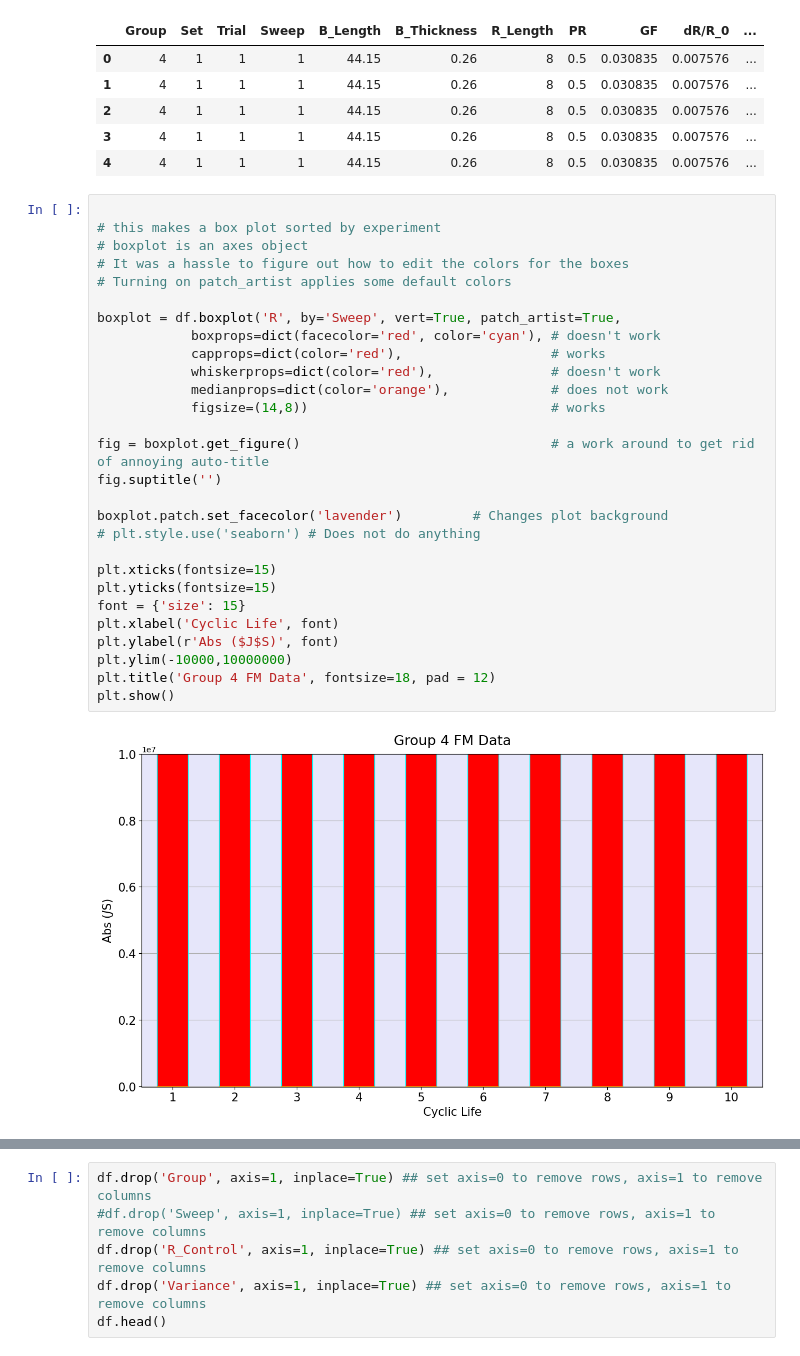
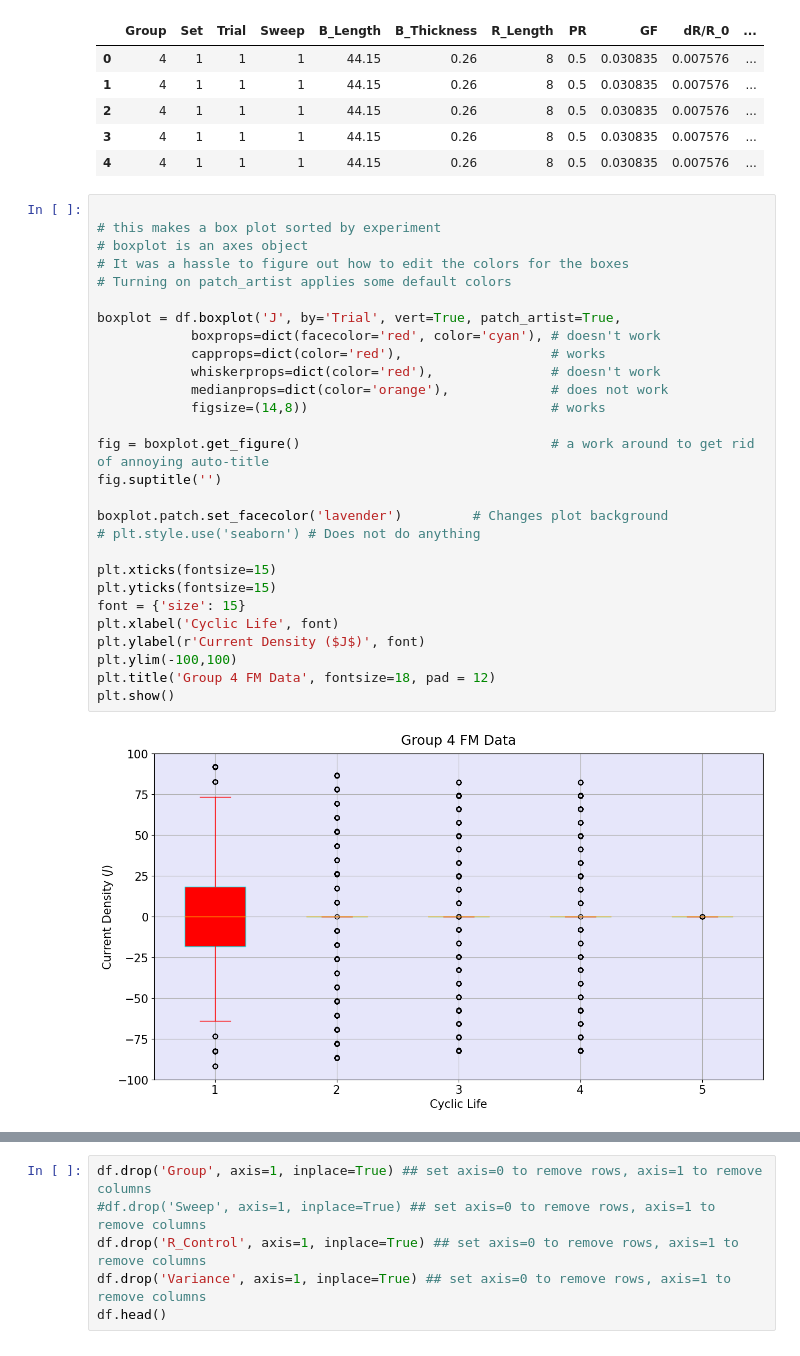
Before and after one commit to yahriels/MEMS-23, a Jupyter notebook: Machine Learning/Data Group 4/CYCLIC LIFE.ipynb, the cells around one changed output, grey strips where cells are left out. Saved outputs shown, nothing was run; the diff lists cells and outputs as text.

```diff
--- a/Machine Learning/Data Group 4/CYCLIC LIFE.ipynb
+++ b/Machine Learning/Data Group 4/CYCLIC LIFE.ipynb
@@ -55,30 +55,30 @@ df.head()
 # %%
 
 # this makes a box plot sorted by experiment
 # boxplot is an axes object
 # It was a hassle to figure out how to edit the colors for the boxes
 # Turning on patch_artist applies some default colors
 
-boxplot = df.boxplot('R', by='Sweep', vert=True, patch_artist=True,
+boxplot = df.boxplot('J', by='Trial', vert=True, patch_artist=True,
             boxprops=dict(facecolor='red', color='cyan'), # doesn't work
             capprops=dict(color='red'),                   # works
             whiskerprops=dict(color='red'),               # doesn't work
             medianprops=dict(color='orange'),             # does not work
             figsize=(14,8))                               # works
 
 fig = boxplot.get_figure()                                # a work around to get rid of annoying auto-title
 fig.suptitle('')
 
 boxplot.patch.set_facecolor('lavender')         # Changes plot background
 # plt.style.use('seaborn') # Does not do anything
 
 plt.xticks(fontsize=15)
 plt.yticks(fontsize=15)
 font = {'size': 15}
 plt.xlabel('Cyclic Life', font)
-plt.ylabel(r'Abs ($J$S)', font)
-plt.ylim(-10000,10000000)
+plt.ylabel(r'Current Density ($J$)', font)
+plt.ylim(-100,100)
 plt.title('Group 4 FM Data', fontsize=18, pad = 12)
 plt.show()
 # %% [output]
-[figure, old version]
+[figure, new version]
```
Also changed, not shown: parts of 1 cell of this notebook, 38 other files.
